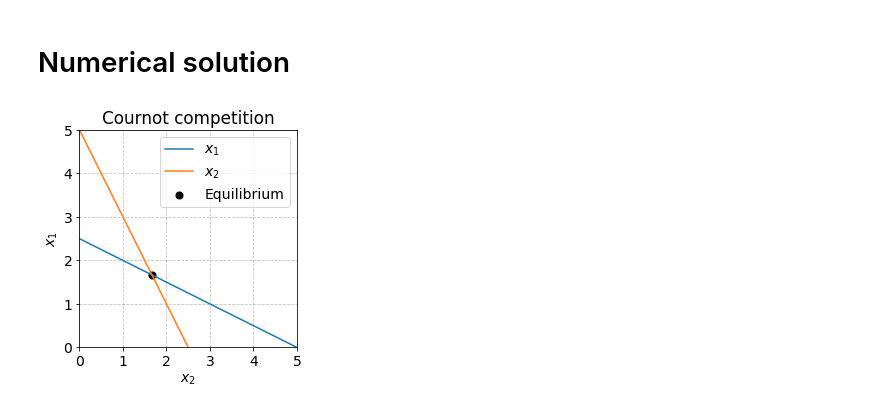
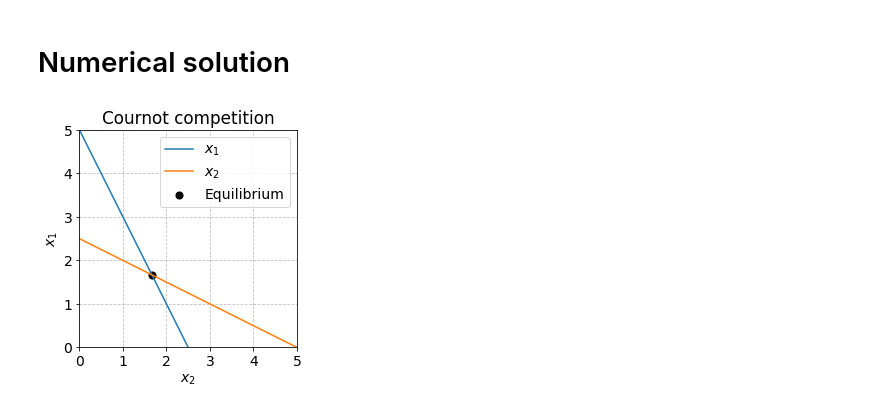
Before and after one commit to NumEconCopenhagen/projects-2023-team-copenhagen, a Jupyter notebook: modelproject/Masa.ipynb, the cells around one changed output. Cells and saved outputs as stored; diff of their text form; code cells hidden in the pictures.

```diff
--- a/modelproject/Masa.ipynb
+++ b/modelproject/Masa.ipynb
@@ -170,29 +164,32 @@ best response x1(x2): 5.000
 # %%
 b_val = 0.5
 c_val = 0.5
 a_val = 3
 
-x1 = (a_val-b_val*x2_vec-c_val)/(2*b_val)
+x2_vec = np.linspace(-5, 5, 100)
+x1 = (a_val - b_val*x2_vec - c_val)/(2*b_val)
+x2 = (a_val - b_val*x1 - c_val)/(2*b_val)
 intersection_x1_x2 = (a_val - c_val)/(3*b_val)
+
 
 fig = plt.figure()
 
 # b. create the plot
 ax = fig.add_subplot(1,1,1)
 
-ax.plot(x2_vec,x1,label='$x_{1}$')
-ax.plot(x1,x2_vec,label='$x_{2}$')
+ax.plot(x2,x1,label='$x_{1}$')
+ax.plot(x1,x2,label='$x_{2}$')
 ax.scatter(intersection_x1_x2,intersection_x1_x2,s=50, marker='o', color='black',label='Equilibrium')
 
 ax.set_xlim([0, 5])
 ax.set_ylim([0, 5])
 plt.gca().set_aspect('equal', adjustable='box')
 ax.set_title('Cournot competition')
 ax.set_xlabel('$x_2$')
 ax.set_ylabel('$x_1$')
 ax.legend(loc='upper right'); # Activate legend (uses the labels in ax.plot())
 # %% [output]
-[figure, old version]
+[figure, new version]
 # %%
 b_val = 1
 c_val = 0.5
```
Also changed, not shown: parts of 3 cells of this notebook.
